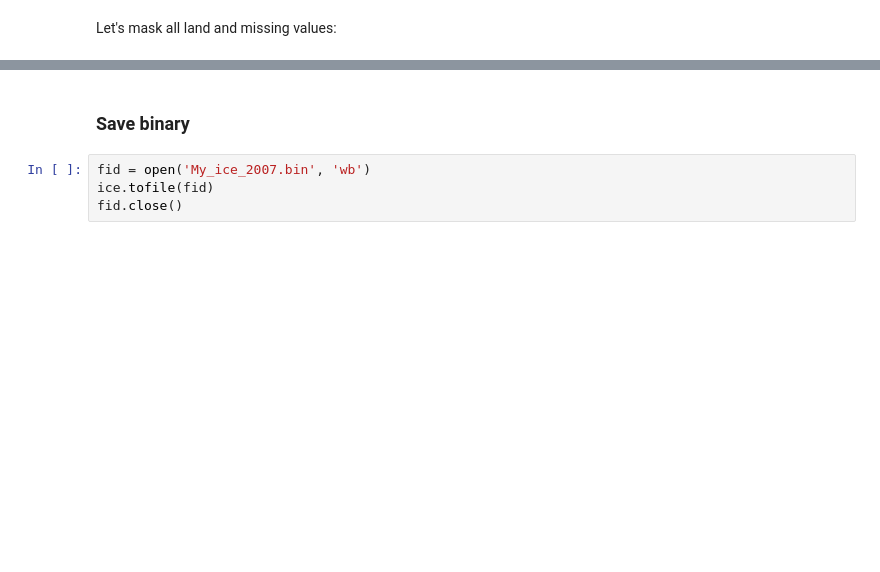
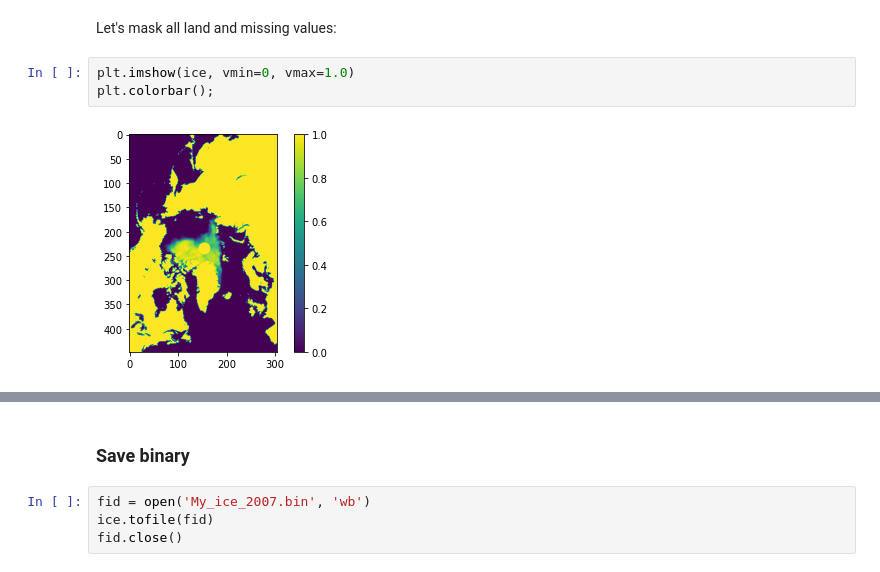
Before and after one commit to koldunovn/python_for_geosciences, a Jupyter notebook: 04 - Work with different data formats.ipynb, the cells around one changed output, grey strips where cells are left out. Cells and saved outputs as stored; diff of their text form; blank space fills up the shorter version.

```diff
--- a/04 - Work with different data formats.ipynb
+++ b/04 - Work with different data formats.ipynb
@@ -53,4 +53,9 @@ plt.colorbar();
 # %% [markdown]
 Let's mask all land and missing values:
+# %%
+plt.imshow(ice, vmin=0, vmax=1.0)
+plt.colorbar();
+# %% [output]
+[figure, added]
 # %%
 ice_masked = np.ma.masked_greater(ice, 1.0)
```
Also changed, not shown: parts of 15 cells of this notebook, 12 other files.
